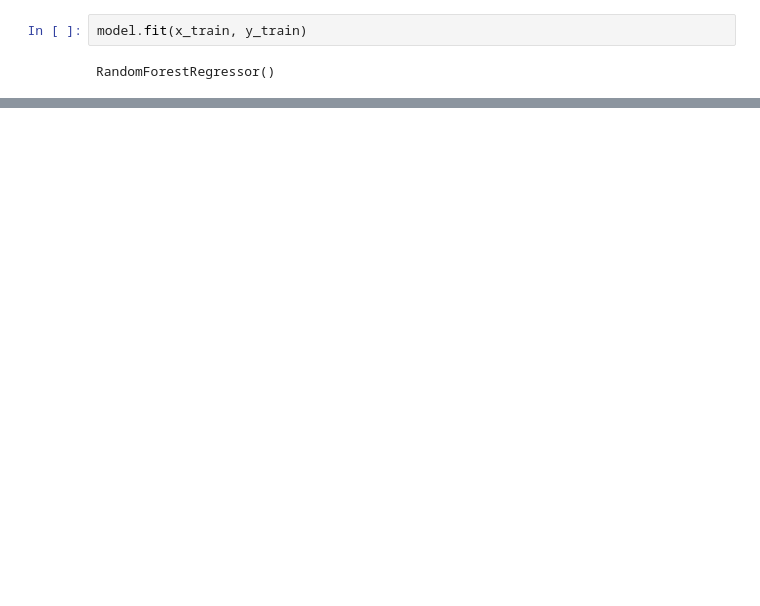
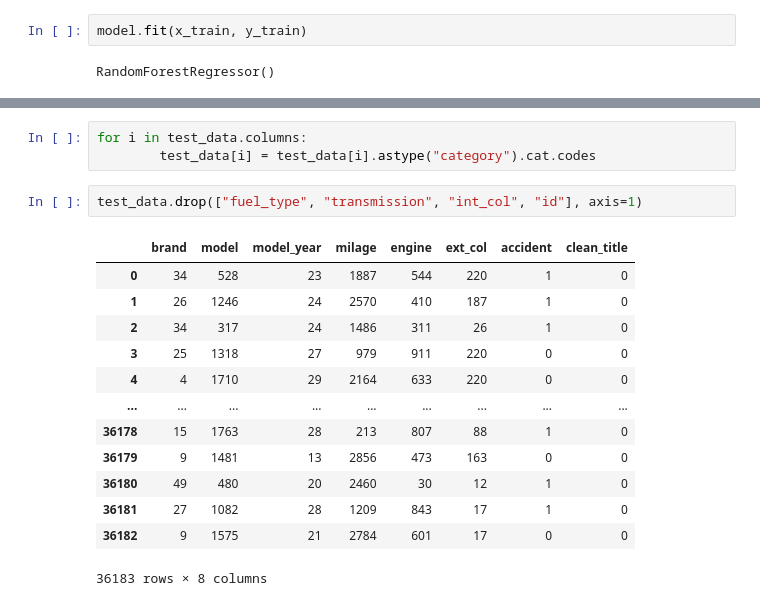
Before and after one commit to SketchyCarrot/KaglleX_Cohort_4, a Jupyter notebook: main.ipynb, the cells around one changed output, grey strips where cells are left out. Cells and saved outputs as stored; diff of their text form; blank space fills up the shorter version.

```diff
--- a/main.ipynb
+++ b/main.ipynb
@@ -123,0 +158,19 @@ model.score(x_test, y_test)
+# %%
+for i in test_data.columns:
+        test_data[i] = test_data[i].astype("category").cat.codes
+# %%
+test_data.drop(["fuel_type", "transmission", "int_col", "id"], axis=1)
+# %% [output]
+|  | brand | model | model_year | milage | engine | ext_col | accident | clean_title |
+| 0 | 34 | 528 | 23 | 1887 | 544 | 220 | 1 | 0 |
+| 1 | 26 | 1246 | 24 | 2570 | 410 | 187 | 1 | 0 |
+| 2 | 34 | 317 | 24 | 1486 | 311 | 26 | 1 | 0 |
+| 3 | 25 | 1318 | 27 | 979 | 911 | 220 | 0 | 0 |
+| 4 | 4 | 1710 | 29 | 2164 | 633 | 220 | 0 | 0 |
+| ... | ... | ... | ... | ... | ... | ... | ... | ... |
+| 36178 | 15 | 1763 | 28 | 213 | 807 | 88 | 1 | 0 |
+| 36179 | 9 | 1481 | 13 | 2856 | 473 | 163 | 0 | 0 |
+| 36180 | 49 | 480 | 20 | 2460 | 30 | 12 | 1 | 0 |
+| 36181 | 27 | 1082 | 28 | 1209 | 843 | 17 | 1 | 0 |
+| 36182 | 9 | 1575 | 21 | 2784 | 601 | 17 | 0 | 0 |
+36183 rows × 8 columns
```
Also changed, not shown: parts of 11 cells of this notebook.
